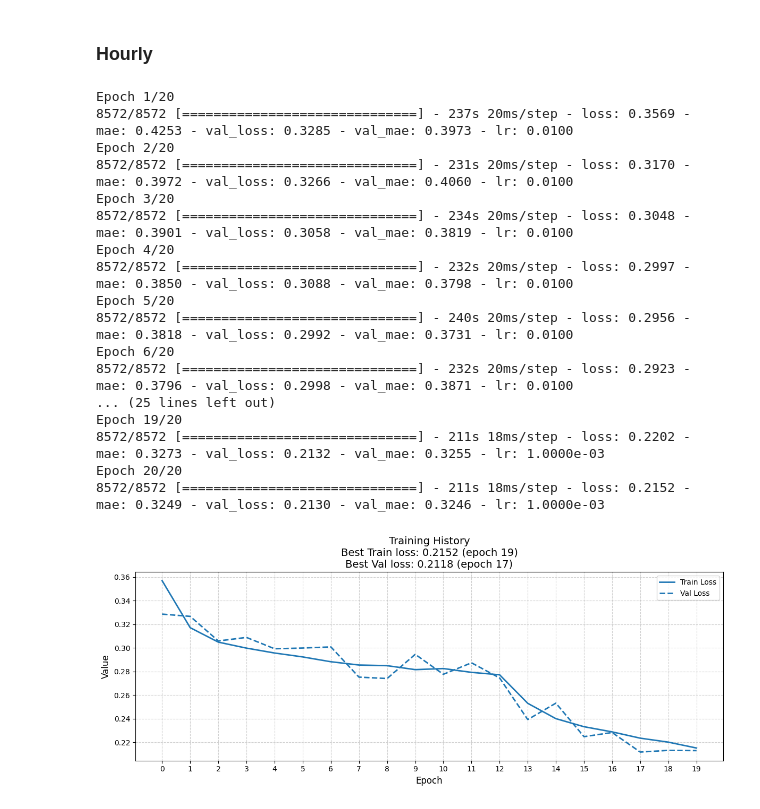
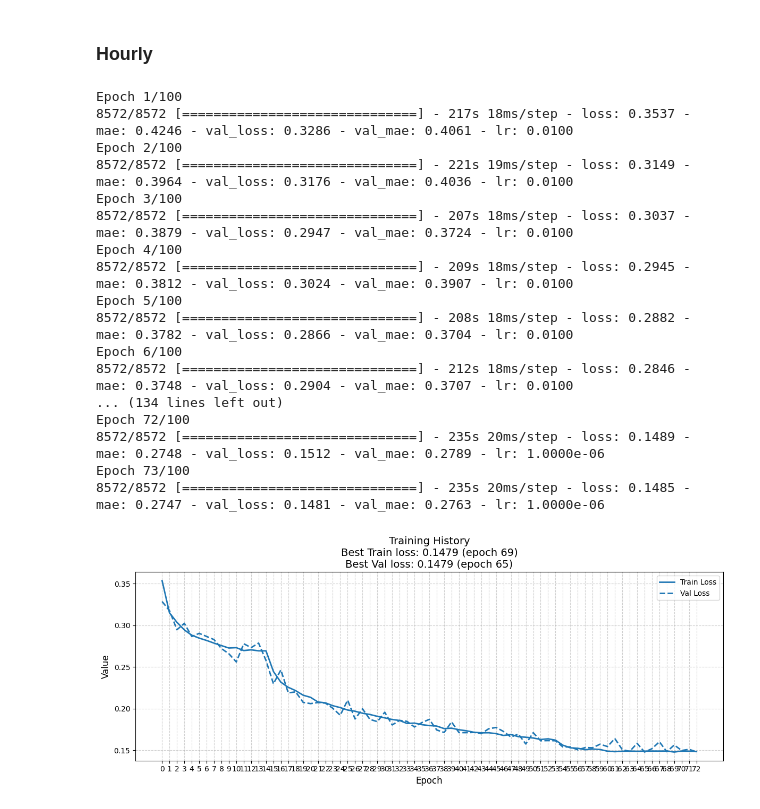
Before and after one commit to davidesonno/AII-project, a Jupyter notebook: 9-multi-agent-model.ipynb, the cells around one changed output. Cells and saved outputs as stored; diff of their text form; code cells hidden in the pictures.

```diff
--- a/9-multi-agent-model.ipynb
+++ b/9-multi-agent-model.ipynb
@@ -316,7 +316,7 @@ for station in station_data:
 - Also, at this point we have to divide hourly and daily agents because the embedding we are trying to create for the stations can be quite different. For example if we have to predict an hourly pollutant, we might want to use 3/5 prev. hours. For daily agents instead, the whole 24 hours might be helpful.
 # %%
 def create_key(station, date):
-    return (station+' '+str(date)).replace(' ','_')
+    return (station+' '+date).replace(' ','_')
 
 
 def sort_lists(timestamps, *iterables):
@@ -331,9 +331,9 @@ hourly_input_data = {}
 daily_input_data = {}
 for station in station_sequences:
     for seq, date in zip(station_sliding_windows[station][0], station_sliding_windows[station][1]):
-        hourly_input_data[create_key(station, date)] = seq
+        hourly_input_data[create_key(station, str(date))] = seq
     for seq, date in zip(station_sequences[station][0], station_sequences[station][1]):
-        daily_input_data[create_key(station, date)] = seq
+        daily_input_data[create_key(station, str(date))] = seq
 
 h_dates = []
 h_keys = []
@@ -350,6 +350,7 @@ d_stationsIDs = []
 for station in pollution_data:
     for agent in pollution_data[station]:
         for target, date in zip(pollution_data[station][agent]['Agent_value'], pollution_data[station][agent].index):
+            date = str(date)
             if agent in ('PM10', 'PM2.5'):
                 d_dates.append(date)
                 d_keys.append(create_key(station, date))
@@ -506,7 +509,7 @@ class MultiAgentModel(tf.keras.Model):
         return tf.squeeze(preds, axis=1)  # [B]
 
     def train_step(self, data):
-        x_batch, task_ids, y_batch, station_ids = data
+        x_batch, task_ids, y_batch, *_ = data
         with tf.GradientTape() as tape:
             preds = self((x_batch, task_ids), training=True)
             loss = self.compiled_loss(y_batch, preds)
@@ -516,7 +519,7 @@ class MultiAgentModel(tf.keras.Model):
         return {m.name: m.result() for m in self.metrics}
 
     def test_step(self, data):
-        x_batch, task_ids, y_batch, station_ids = data
+        x_batch, task_ids, y_batch, *_ = data
         preds = self((x_batch, task_ids), training=False)
         loss = self.compiled_loss(y_batch, preds)
         self.compiled_metrics.update_state(y_batch, preds)
@@ -644,60 +699,46 @@ h_train, h_val, h_test = split_dataset(hourly_dataset, batch_size=32)
 # %%
-h_model = MultiAgentModel(
-    input_shape=hourly_input_shape,
-    task_ids=[agents.index(agent) for agent in agents if agent not in ('PM10','PM2.5')],
-    lstm_units=(64, 64, 64),
-    head_hidden_units=(64, 32),
-)
-
-h_model.compile(
-    tf.keras.optimizers.Adam(learning_rate=1e-2),
-    loss="mse",       # mean squared error for regression
-    metrics=["mae"],  # mean absolute error
-    weighted_metrics=[]
-)
-
 callbacks = [
     keras.callbacks.ReduceLROnPlateau(
         factor=0.1,
         patience=4,
         min_lr=1e-7,
         verbose=1
     ),
-    # keras.callbacks.EarlyStopping(
-    #     monitor='val_loss',
-    #     mode='min',
-    #     patience=7,
-    #     restore_best_weights=True
-    # )
+    keras.callbacks.EarlyStopping(
+        monitor='val_loss',
+        mode='min',
+        patience=7,
+        restore_best_weights=True
+    )
 ]
 
 set_random_seed() # mi sa che non va
 h_hist = h_model.fit(
     x=h_train,
     validation_data=h_val,
-    epochs=20,
+    epochs=100,
     callbacks=callbacks
 )
 plot_history(h_hist)
 # %% [output]
-Epoch 1/20
-8572/8572 [==============================] - 237s 20ms/step - loss: 0.3569 - mae: 0.4253 - val_loss: 0.3285 - val_mae: 0.3973 - lr: 0.0100
-Epoch 2/20
-8572/8572 [==============================] - 231s 20ms/step - loss: 0.3170 - mae: 0.3972 - val_loss: 0.3266 - val_mae: 0.4060 - lr: 0.0100
-Epoch 3/20
-8572/8572 [==============================] - 234s 20ms/step - loss: 0.3048 - mae: 0.3901 - val_loss: 0.3058 - val_mae: 0.3819 - lr: 0.0100
-Epoch 4/20
-8572/8572 [==============================] - 232s 20ms/step - loss: 0.2997 - mae: 0.3850 - val_loss: 0.3088 - val_mae: 0.3798 - lr: 0.0100
-Epoch 5/20
-8572/8572 [==============================] - 240s 20ms/step - loss: 0.2956 - mae: 0.3818 - val_loss: 0.2992 - val_mae: 0.3731 - lr: 0.0100
-Epoch 6/20
-8572/8572 [==============================] - 232s 20ms/step - loss: 0.2923 - mae: 0.3796 - val_loss: 0.2998 - val_mae: 0.3871 - lr: 0.0100
-... (25 lines left out)
-Epoch 19/20
-8572/8572 [==============================] - 211s 18ms/step - loss: 0.2202 - mae: 0.3273 - val_loss: 0.2132 - val_mae: 0.3255 - lr: 1.0000e-03
-Epoch 20/20
-8572/8572 [==============================] - 211s 18ms/step - loss: 0.2152 - mae: 0.3249 - val_loss: 0.2130 - val_mae: 0.3246 - lr: 1.0000e-03
+Epoch 1/100
+8572/8572 [==============================] - 217s 18ms/step - loss: 0.3537 - mae: 0.4246 - val_loss: 0.3286 - val_mae: 0.4061 - lr: 0.0100
+Epoch 2/100
+8572/8572 [==============================] - 221s 19ms/step - loss: 0.3149 - mae: 0.3964 - val_loss: 0.3176 - val_mae: 0.4036 - lr: 0.0100
+Epoch 3/100
+8572/8572 [==============================] - 207s 18ms/step - loss: 0.3037 - mae: 0.3879 - val_loss: 0.2947 - val_mae: 0.3724 - lr: 0.0100
+Epoch 4/100
+8572/8572 [==============================] - 209s 18ms/step - loss: 0.2945 - mae: 0.3812 - val_loss: 0.3024 - val_mae: 0.3907 - lr: 0.0100
+Epoch 5/100
+8572/8572 [==============================] - 208s 18ms/step - loss: 0.2882 - mae: 0.3782 - val_loss: 0.2866 - val_mae: 0.3704 - lr: 0.0100
+Epoch 6/100
+8572/8572 [==============================] - 212s 18ms/step - loss: 0.2846 - mae: 0.3748 - val_loss: 0.2904 - val_mae: 0.3707 - lr: 0.0100
+... (134 lines left out)
+Epoch 72/100
+8572/8572 [==============================] - 235s 20ms/step - loss: 0.1489 - mae: 0.2748 - val_loss: 0.1512 - val_mae: 0.2789 - lr: 1.0000e-06
+Epoch 73/100
+8572/8572 [==============================] - 235s 20ms/step - loss: 0.1485 - mae: 0.2747 - val_loss: 0.1481 - val_mae: 0.2763 - lr: 1.0000e-06
-[figure, old version]
+[figure, new version]
 # %%
 h_model.summary()
 # %% [output]
```
Also changed, not shown: parts of 28 cells of this notebook, 7 other files.
